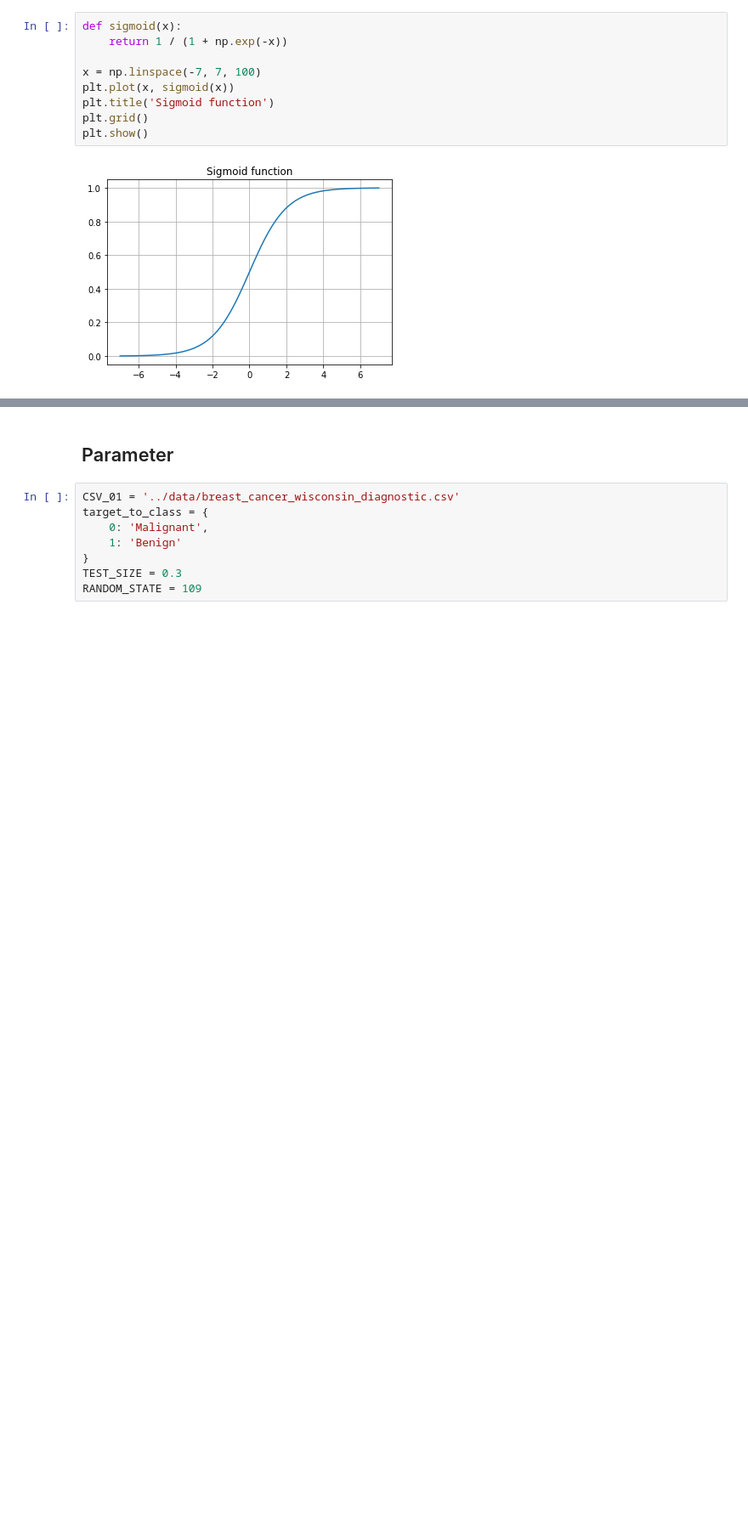
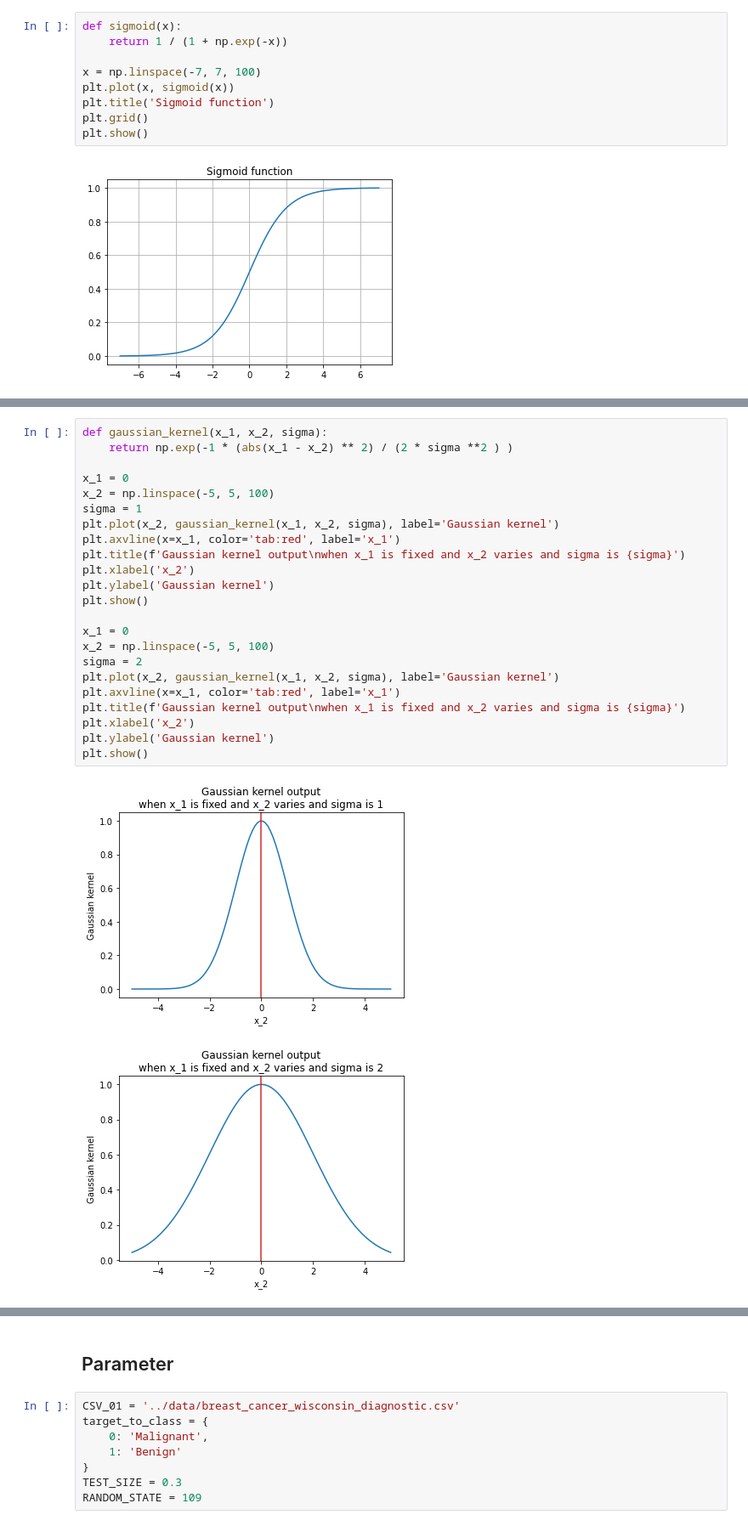
Before and after one commit to yukikitayama/machine-learning, a Jupyter notebook: notebook/support_vector_machine.ipynb, the cells around one changed output, grey strips where cells are left out. Shown at 85% size. Cells and saved outputs as stored; diff of their text form; blank space fills up the shorter version.

```diff
--- a/notebook/support_vector_machine.ipynb
+++ b/notebook/support_vector_machine.ipynb
@@ -151,0 +338,26 @@ plt.show()
+# %%
+def gaussian_kernel(x_1, x_2, sigma):
+    return np.exp(-1 * (abs(x_1 - x_2) ** 2) / (2 * sigma **2 ) )
+
+x_1 = 0
+x_2 = np.linspace(-5, 5, 100)
+sigma = 1
+plt.plot(x_2, gaussian_kernel(x_1, x_2, sigma), label='Gaussian kernel')
+plt.axvline(x=x_1, color='tab:red', label='x_1')
+plt.title(f'Gaussian kernel output\nwhen x_1 is fixed and x_2 varies and sigma is {sigma}')
+plt.xlabel('x_2')
+plt.ylabel('Gaussian kernel')
+plt.show()
+
+x_1 = 0
+x_2 = np.linspace(-5, 5, 100)
+sigma = 2
+plt.plot(x_2, gaussian_kernel(x_1, x_2, sigma), label='Gaussian kernel')
+plt.axvline(x=x_1, color='tab:red', label='x_1')
+plt.title(f'Gaussian kernel output\nwhen x_1 is fixed and x_2 varies and sigma is {sigma}')
+plt.xlabel('x_2')
+plt.ylabel('Gaussian kernel')
+plt.show()
+# %% [output]
+[figure, added]
+[figure, added]
```
Also changed, not shown: parts of 6 cells of this notebook.
